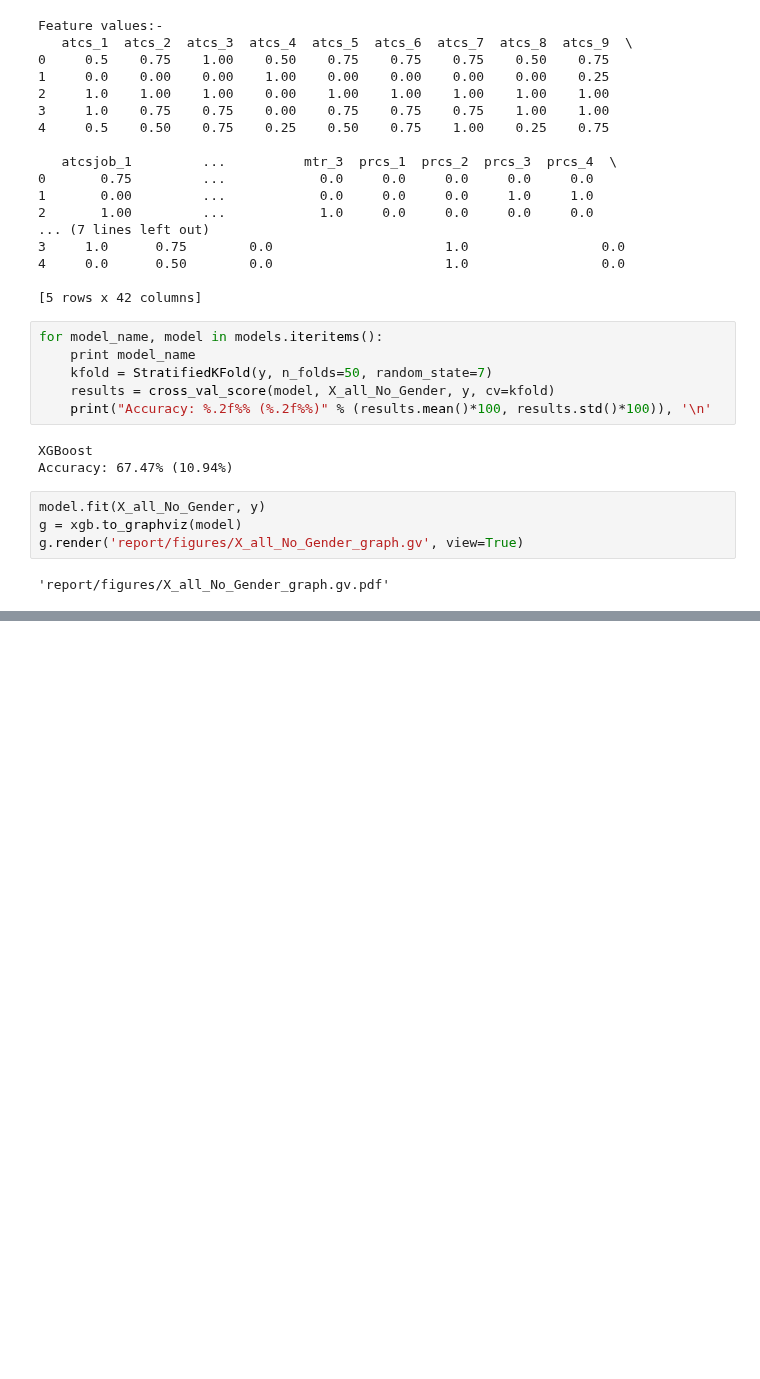
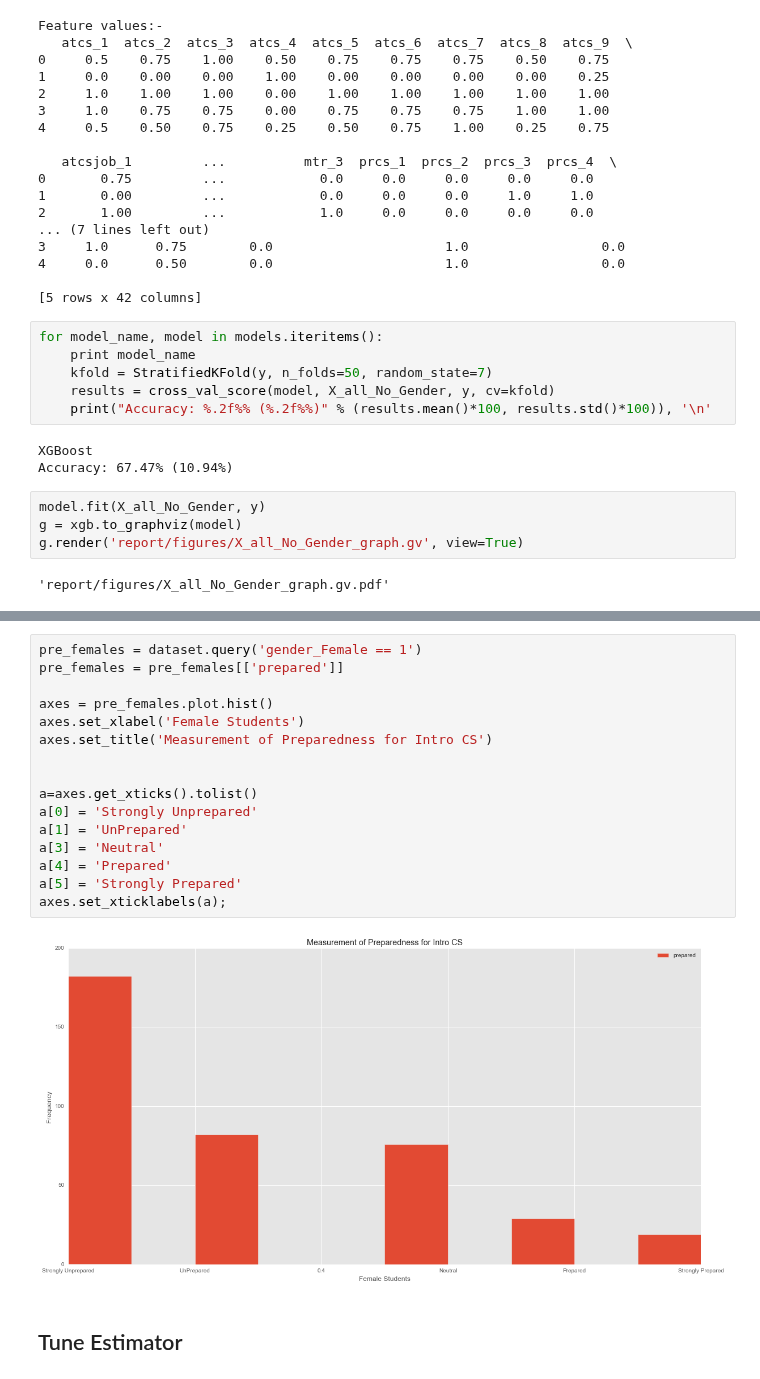
Before and after one commit to omoju/IntroCSExperiencePrediction, a Jupyter notebook: genderedCSExperience.ipynb, the cells around one changed output, grey strips where cells are left out. Cells and saved outputs as stored; diff of their text form; blank space fills up the shorter version.

```diff
--- a/genderedCSExperience.ipynb
+++ b/genderedCSExperience.ipynb
@@ -465,0 +464,20 @@ g.render('report/figures/X_all_No_Gender_graph.gv', view=True)
+# %%
+pre_females = dataset.query('gender_Female == 1')
+pre_females = pre_females[['prepared']]
+
+axes = pre_females.plot.hist()
+axes.set_xlabel('Female Students')
+axes.set_title('Measurement of Preparedness for Intro CS')
+
+
+a=axes.get_xticks().tolist()
+a[0] = 'Strongly Unprepared'
+a[1] = 'UnPrepared'
+a[3] = 'Neutral'
+a[4] = 'Prepared'
+a[5] = 'Strongly Prepared'
+axes.set_xticklabels(a);
+# %% [output]
+[figure, added]
+# %% [markdown]
+## Tune Estimator
```
Also changed, not shown: parts of 9 cells of this notebook, 6 other files.
